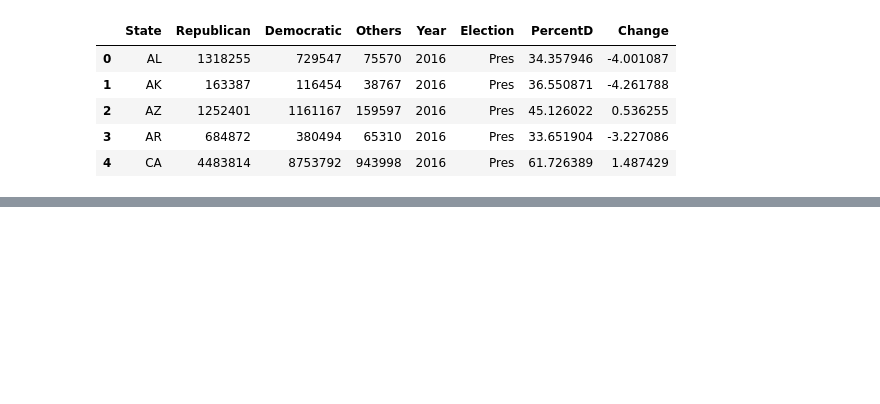
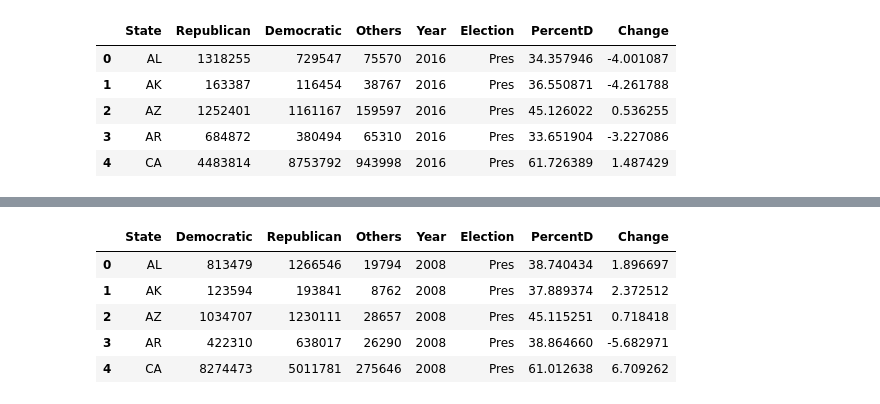
Before and after one commit to arhunt/elections_vs_bkgr_checks, a Jupyter notebook: pres_data_cleanup.ipynb, the cells around one changed output, grey strips where cells are left out. Saved outputs shown, nothing was run; the diff lists cells and outputs as text; code cells hidden in the pictures; blank space fills up the shorter version.

```diff
--- a/pres_data_cleanup.ipynb
+++ b/pres_data_cleanup.ipynb
@@ -389,0 +430,14 @@ p2016.head()
+# %%
+change = []
+for state in p2008["State"]:
+    chg = (p2008.loc[p2008["State"] == state, "PercentD"].iloc[0] - p2004.loc[p2004["State"] == state, "PercentD"].iloc[0])
+    change.append(chg)
+p2008["Change"] = change
+p2008.head()
+# %% [output]
+|  | State | Democratic | Republican | Others | Year | Election | PercentD | Change |
+| 0 | AL | 813479 | 1266546 | 19794 | 2008 | Pres | 38.740434 | 1.896697 |
+| 1 | AK | 123594 | 193841 | 8762 | 2008 | Pres | 37.889374 | 2.372512 |
+| 2 | AZ | 1034707 | 1230111 | 28657 | 2008 | Pres | 45.115251 | 0.718418 |
+| 3 | AR | 422310 | 638017 | 26290 | 2008 | Pres | 38.864660 | -5.682971 |
+| 4 | CA | 8274473 | 5011781 | 275646 | 2008 | Pres | 61.012638 | 6.709262 |
```
Also changed, not shown: parts of 15 cells of this notebook.
